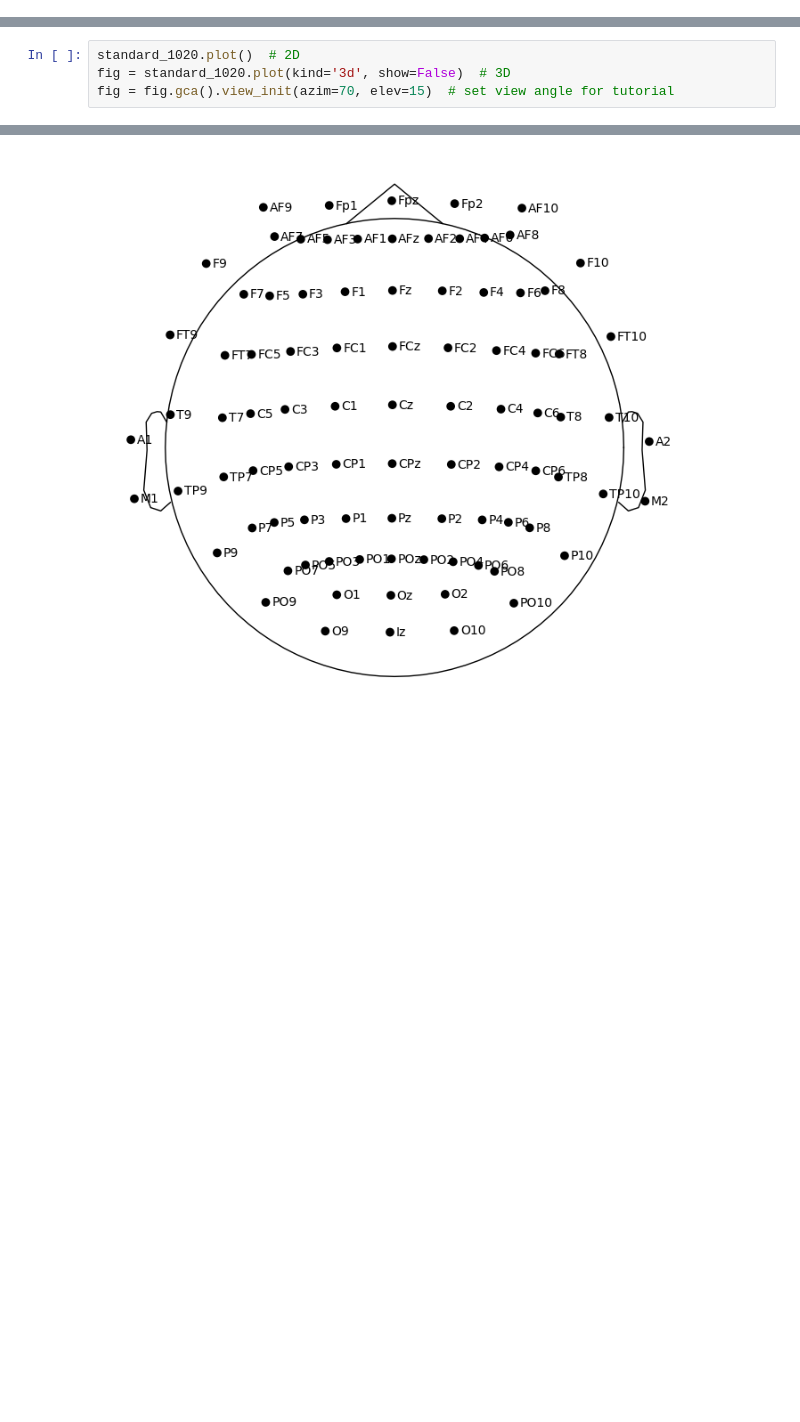
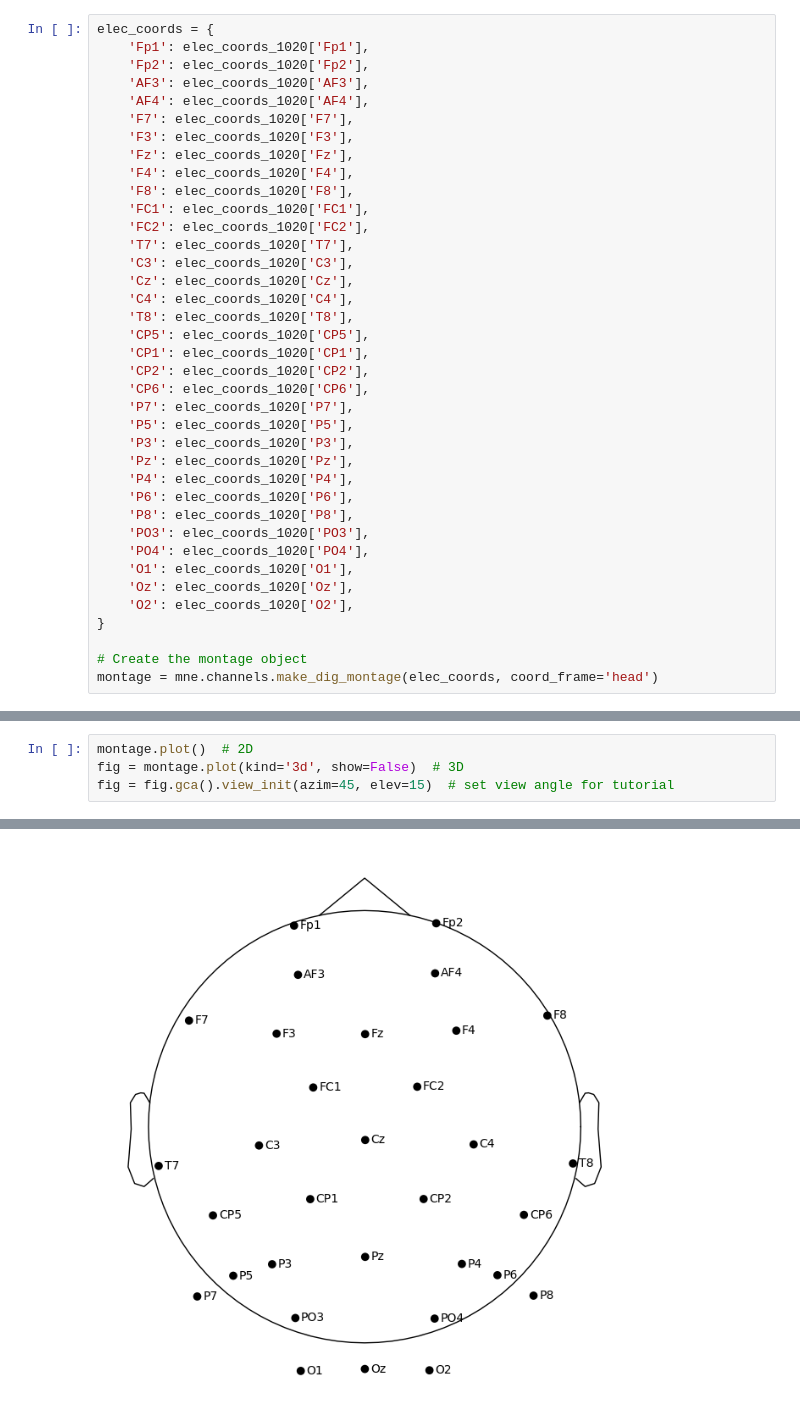
Before and after one commit to Shawnzty/tACS-Attention, a Jupyter notebook: processing/eeg_overview.ipynb, the cells around one changed output, grey strips where cells are left out. Cells and saved outputs as stored; diff of their text form; blank space fills up the shorter version.

```diff
--- a/processing/eeg_overview.ipynb
+++ b/processing/eeg_overview.ipynb
@@ -73,0 +71,38 @@ print(standard_1020)
+# %%
+elec_coords = {
+    'Fp1': elec_coords_1020['Fp1'],
+    'Fp2': elec_coords_1020['Fp2'],
+    'AF3': elec_coords_1020['AF3'],
+    'AF4': elec_coords_1020['AF4'],
+    'F7': elec_coords_1020['F7'],
+    'F3': elec_coords_1020['F3'],
+    'Fz': elec_coords_1020['Fz'],
+    'F4': elec_coords_1020['F4'],
+    'F8': elec_coords_1020['F8'],
+    'FC1': elec_coords_1020['FC1'],
+    'FC2': elec_coords_1020['FC2'],
+    'T7': elec_coords_1020['T7'],
+    'C3': elec_coords_1020['C3'],
+    'Cz': elec_coords_1020['Cz'],
+    'C4': elec_coords_1020['C4'],
+    'T8': elec_coords_1020['T8'],
+    'CP5': elec_coords_1020['CP5'],
+    'CP1': elec_coords_1020['CP1'],
+    'CP2': elec_coords_1020['CP2'],
+    'CP6': elec_coords_1020['CP6'],
+    'P7': elec_coords_1020['P7'],
+    'P5': elec_coords_1020['P5'],
+    'P3': elec_coords_1020['P3'],
+    'Pz': elec_coords_1020['Pz'],
+    'P4': elec_coords_1020['P4'],
+    'P6': elec_coords_1020['P6'],
+    'P8': elec_coords_1020['P8'],
+    'PO3': elec_coords_1020['PO3'],
+    'PO4': elec_coords_1020['PO4'],
+    'O1': elec_coords_1020['O1'],
+    'Oz': elec_coords_1020['Oz'],
+    'O2': elec_coords_1020['O2'],
+}
+
+# Create the montage object
+montage = mne.channels.make_dig_montage(elec_coords, coord_frame='head')
@@ -74,5 +115,5 @@ print(standard_1020)
 # %%
-standard_1020.plot()  # 2D
-fig = standard_1020.plot(kind='3d', show=False)  # 3D
-fig = fig.gca().view_init(azim=70, elev=15)  # set view angle for tutorial
+montage.plot()  # 2D
+fig = montage.plot(kind='3d', show=False)  # 3D
+fig = fig.gca().view_init(azim=45, elev=15)  # set view angle for tutorial
 # %% [output]
@@ -82 +120 @@ Plotting 90 unique labels.
-[figure, old version]
+[figure, new version]
```
Also changed, not shown: parts of 12 cells of this notebook, 9 other files.
